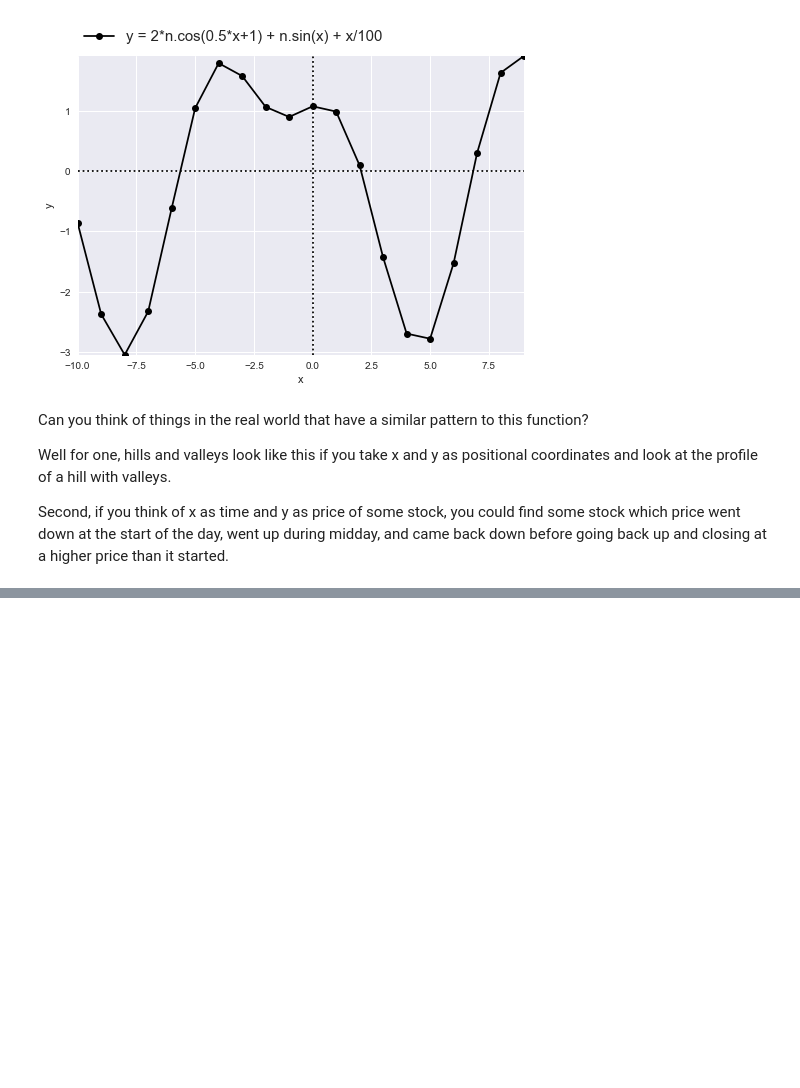
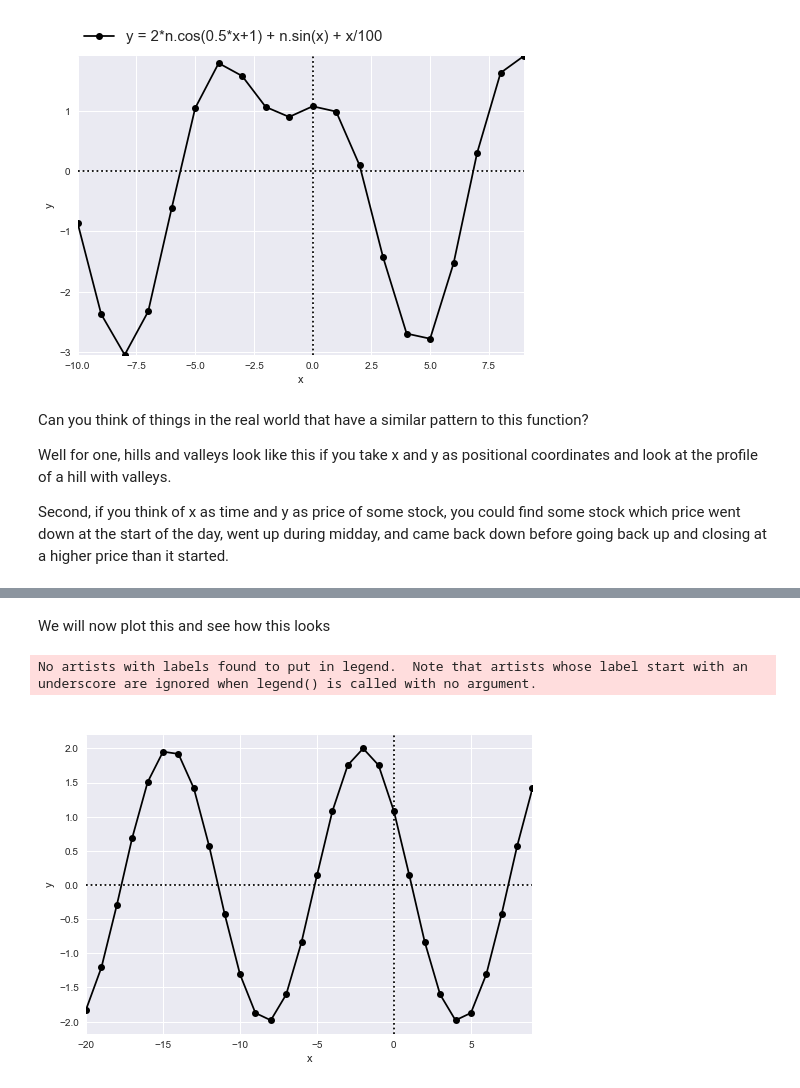
Before and after one commit to CubeStatistica/Learning-Python-And-Math-Together, a Jupyter notebook: Lesson-3-Graphs.ipynb, the cells around one changed output, grey strips where cells are left out. Cells and saved outputs as stored; diff of their text form; code cells hidden in the pictures; blank space fills up the shorter version.

```diff
--- a/Lesson-3-Graphs.ipynb
+++ b/Lesson-3-Graphs.ipynb
@@ -89,0 +155,31 @@ Second, if you think of x as time and y as price of some stock, you could find s
+# %%
+def plot_fn(x_vector,y_vector, mathFunction = None):
+
+    import numpy as n
+    import matplotlib.pyplot as plt
+
+    xmin = n.min(x_vector)
+    xmax = n.max(x_vector)
+
+    ymin = n.min(y_vector)*(1.10) # We will plot 10% below.
+    ymax = n.max(y_vector)*(1.10) # We will plot 10% above.
+
+
+    plt.style.use('seaborn')
+    fig, ax = plt.subplots()
+    plt.axis([xmin,xmax,ymin,ymax]) # window size
+    plt.plot([xmin,xmax],[0,0],'black' , linestyle = 'dotted') # black x axis
+    plt.plot([0,0],[ymin,ymax], 'black', linestyle = 'dotted') # black y axis
+    plt.xlabel('x')
+    plt.ylabel('y')
+    plt.plot(x_vector,y_vector, 'black', marker = "o", label = mathFunction) # Add points on the graph of the function to show the points that were explicitly plotted.
+    plt.legend(bbox_to_anchor=(0, 1.02, 1, 0.2), loc="lower left",
+                mode="expand", borderaxespad=0, ncol=3, fontsize = 15)
+    plt.show()
+# %% [markdown]
+We will now plot this and see how this looks
+# %%
+plot_fn(x, x1)
+# %% [output]
+No artists with labels found to put in legend.  Note that artists whose label start with an underscore are ignored when legend() is called with no argument.
+[figure, added]
```
Also changed, not shown: parts of 12 cells of this notebook, 1 other file.
